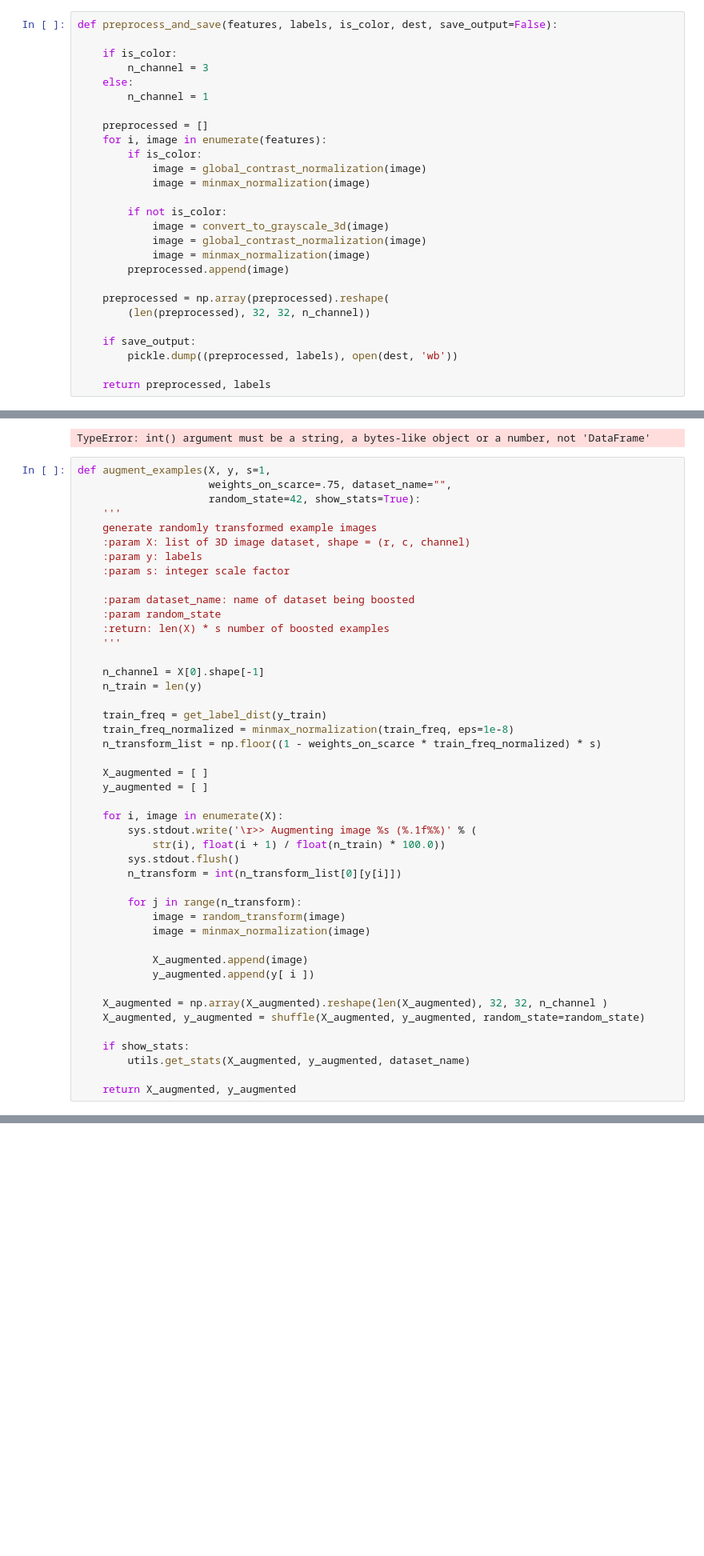
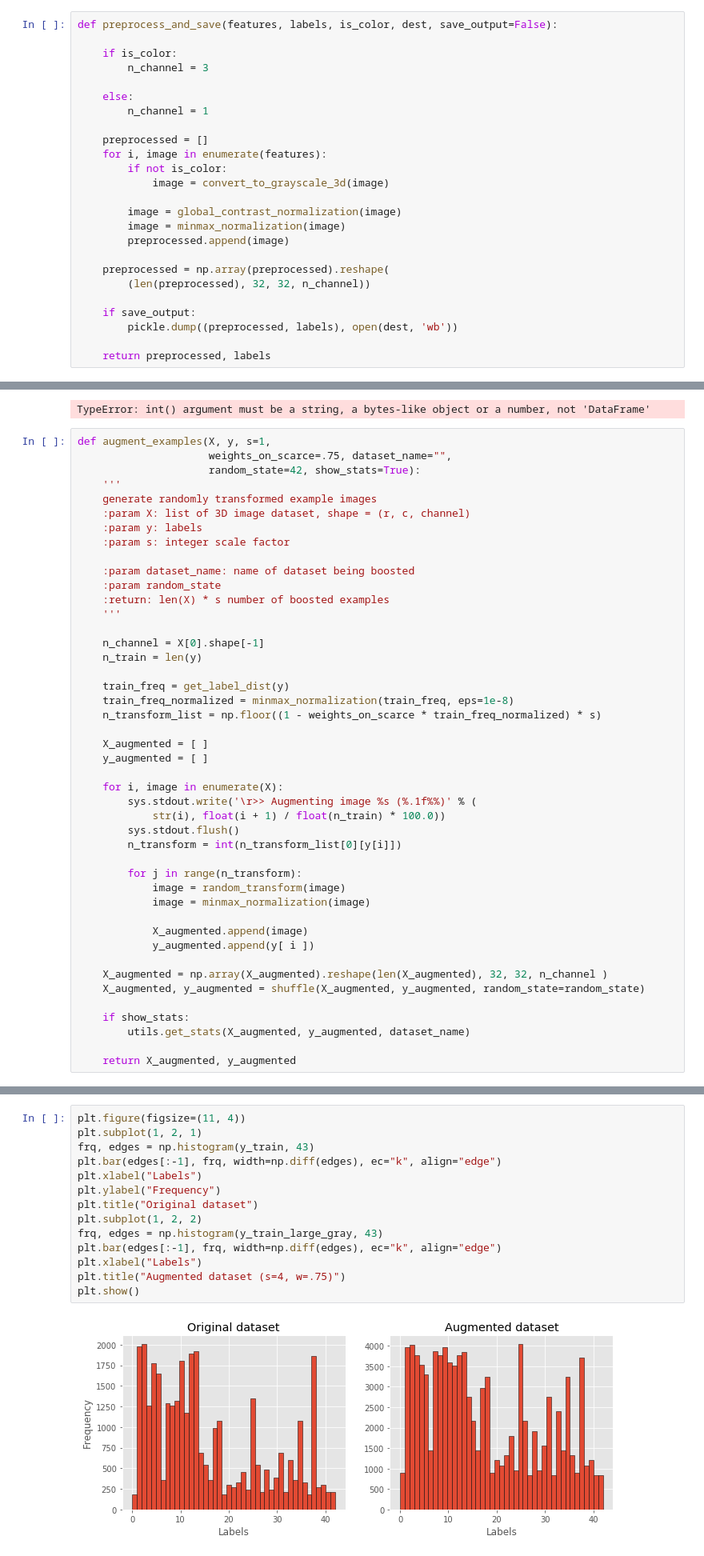
Before and after one commit to JennyLeeStat/TrafficSigns, a Jupyter notebook: traffic_signs_01042018_2.ipynb, the cells around one changed output, grey strips where cells are left out. Shown at 80% size. Drawn from its saved outputs; the diff is of its cells as text; blank space fills up the shorter version.

```diff
--- a/traffic_signs_01042018_2.ipynb
+++ b/traffic_signs_01042018_2.ipynb
@@ -241,19 +241,17 @@ def preprocess_and_save(features, labels, is_color, dest, save_output=False):
 
     if is_color:
         n_channel = 3
+
     else:
         n_channel = 1
 
     preprocessed = []
     for i, image in enumerate(features):
-        if is_color:
-            image = global_contrast_normalization(image)
-            image = minmax_normalization(image)
-
         if not is_color:
             image = convert_to_grayscale_3d(image)
-            image = global_contrast_normalization(image)
-            image = minmax_normalization(image)
+
+        image = global_contrast_normalization(image)
+        image = minmax_normalization(image)
         preprocessed.append(image)
 
     preprocessed = np.array(preprocessed).reshape(
@@ -399,7 +397,7 @@ def augment_examples(X, y, s=1,
     n_channel = X[0].shape[-1]
     n_train = len(y)
 
-    train_freq = get_label_dist(y_train)
+    train_freq = get_label_dist(y)
     train_freq_normalized = minmax_normalization(train_freq, eps=1e-8)
     n_transform_list = np.floor((1 - weights_on_scarce * train_freq_normalized) * s)
 
@@ -469,3 +456,19 @@ pd.DataFrame(y_train).plot(kind='hist', bins=43)
+# %%
+plt.figure(figsize=(11, 4))
+plt.subplot(1, 2, 1)
+frq, edges = np.histogram(y_train, 43)
+plt.bar(edges[:-1], frq, width=np.diff(edges), ec="k", align="edge")
+plt.xlabel("Labels")
+plt.ylabel("Frequency")
+plt.title("Original dataset")
+plt.subplot(1, 2, 2)
+frq, edges = np.histogram(y_train_large_gray, 43)
+plt.bar(edges[:-1], frq, width=np.diff(edges), ec="k", align="edge")
+plt.xlabel("Labels")
+plt.title("Augmented dataset (s=4, w=.75)")
+plt.show()
+# %% [output]
+[figure, added]
 # %%
 # pickle.dump((X_train_large_gray, y_train_large_gray),
 #             open("traffic-signs-data/train_large_gray.p", "wb"),
```
Also changed, not shown: parts of 11 cells of this notebook, 15 other files.
